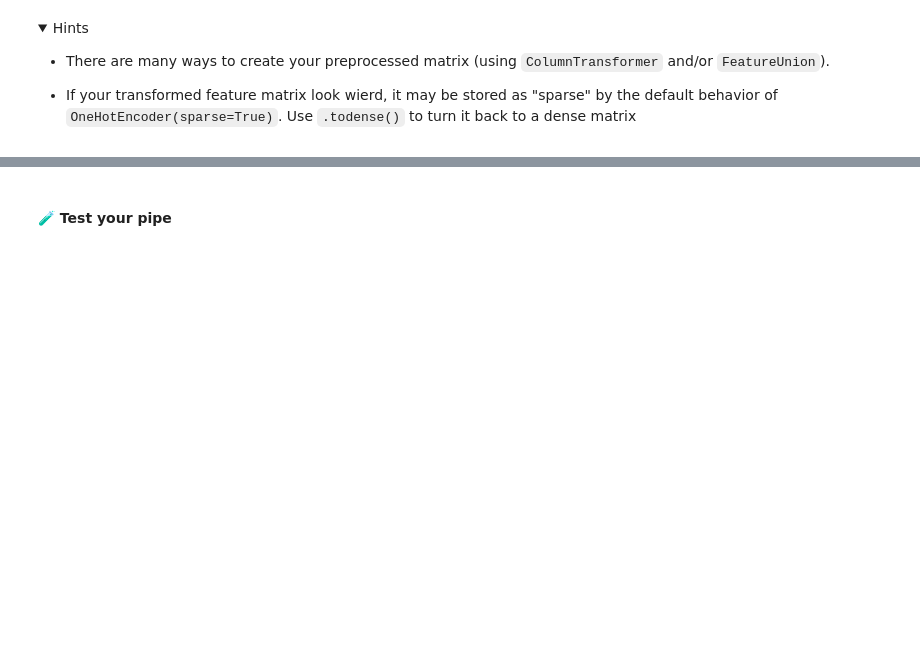
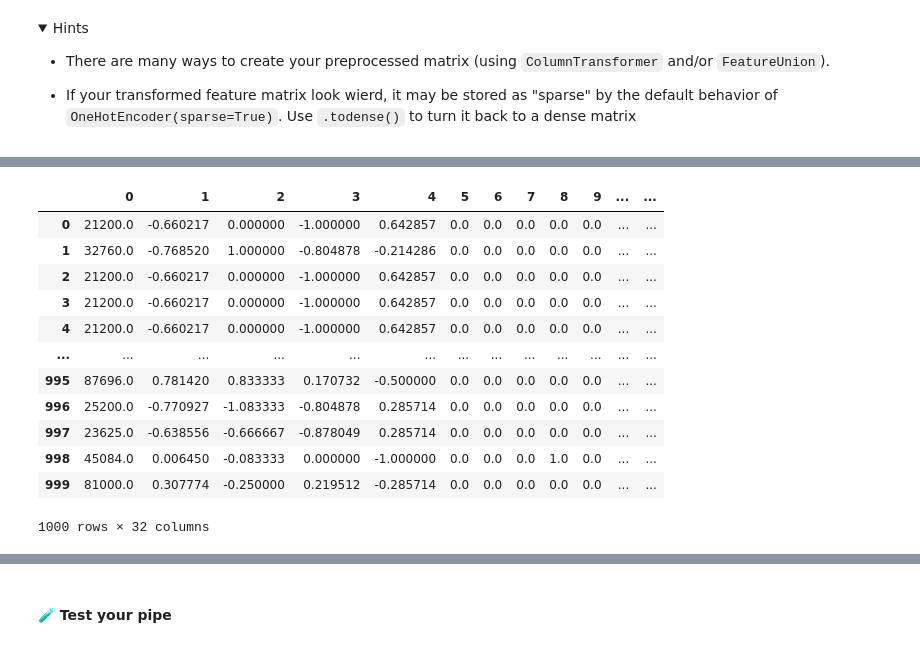
Before and after one commit to selmalopez/data-challenges, a Jupyter notebook: 05-ML/08-Workflow/02-Custom-Transformer/02-Custom-Transformer.ipynb, the cells around one changed output, grey strips where cells are left out. Cells and saved outputs as stored; diff of their text form; code cells hidden in the pictures; folded sections open; blank space fills up the shorter version.

```diff
--- a/05-ML/08-Workflow/02-Custom-Transformer/02-Custom-Transformer.ipynb
+++ b/05-ML/08-Workflow/02-Custom-Transformer/02-Custom-Transformer.ipynb
@@ -42,0 +65,31 @@ sns.histplot(data.days_until_delivery)
+# %%
+# type prepocessing
+num_transformer = make_pipeline(SimpleImputer(),  RobustScaler())
+cat_transformer =  OneHotEncoder(handle_unknown='ignore', sparse=False)
+
+# transformer mes colonnes selon les deux méthod num_transformer ou cat_transformer
+
+preproc_basic = make_column_transformer(
+(num_transformer, make_column_selector(dtype_include=['int64'])),
+(cat_transformer, make_column_selector(dtype_include=['object']))
+)
+
+#target : number of days between the order and the delivery
+X = data.drop(columns='days_until_delivery')
+y = data.days_until_delivery.copy()
+
+
+volume_transformer = FunctionTransformer(
+    lambda df : pd.DataFrame(
+        df['product_length_cm']*df['product_height_cm']*df['product_width_cm']
+    )
+)
+
+
+
+#preprocessor = ColumnTransformer([
+   # ('', pipe, ['','']),
+    #('', cat_transformer, ['', ''])])
+# %%
+preproc_full = make_union(volume_transformer, preproc_basic)
+preproc_full
@@ -42,0 +110,16 @@ sns.histplot(data.days_until_delivery)
+# %%
+pd.DataFrame(preproc_full.fit_transform(X))
+# %% [output]
+|  | 0 | 1 | 2 | 3 | 4 | 5 | 6 | 7 | 8 | 9 | ... | ... |
+| 0 | 21200.0 | -0.660217 | 0.000000 | -1.000000 | 0.642857 | 0.0 | 0.0 | 0.0 | 0.0 | 0.0 | ... | ... |
+| 1 | 32760.0 | -0.768520 | 1.000000 | -0.804878 | -0.214286 | 0.0 | 0.0 | 0.0 | 0.0 | 0.0 | ... | ... |
+| 2 | 21200.0 | -0.660217 | 0.000000 | -1.000000 | 0.642857 | 0.0 | 0.0 | 0.0 | 0.0 | 0.0 | ... | ... |
+| 3 | 21200.0 | -0.660217 | 0.000000 | -1.000000 | 0.642857 | 0.0 | 0.0 | 0.0 | 0.0 | 0.0 | ... | ... |
+| 4 | 21200.0 | -0.660217 | 0.000000 | -1.000000 | 0.642857 | 0.0 | 0.0 | 0.0 | 0.0 | 0.0 | ... | ... |
+| ... | ... | ... | ... | ... | ... | ... | ... | ... | ... | ... | ... | ... |
+| 995 | 87696.0 | 0.781420 | 0.833333 | 0.170732 | -0.500000 | 0.0 | 0.0 | 0.0 | 0.0 | 0.0 | ... | ... |
+| 996 | 25200.0 | -0.770927 | -1.083333 | -0.804878 | 0.285714 | 0.0 | 0.0 | 0.0 | 0.0 | 0.0 | ... | ... |
+| 997 | 23625.0 | -0.638556 | -0.666667 | -0.878049 | 0.285714 | 0.0 | 0.0 | 0.0 | 0.0 | 0.0 | ... | ... |
+| 998 | 45084.0 | 0.006450 | -0.083333 | 0.000000 | -1.000000 | 0.0 | 0.0 | 0.0 | 1.0 | 0.0 | ... | ... |
+| 999 | 81000.0 | 0.307774 | -0.250000 | 0.219512 | -0.285714 | 0.0 | 0.0 | 0.0 | 0.0 | 0.0 | ... | ... |
+1000 rows × 32 columns
```
Also changed, not shown: parts of 12 cells of this notebook, 6 other files.
